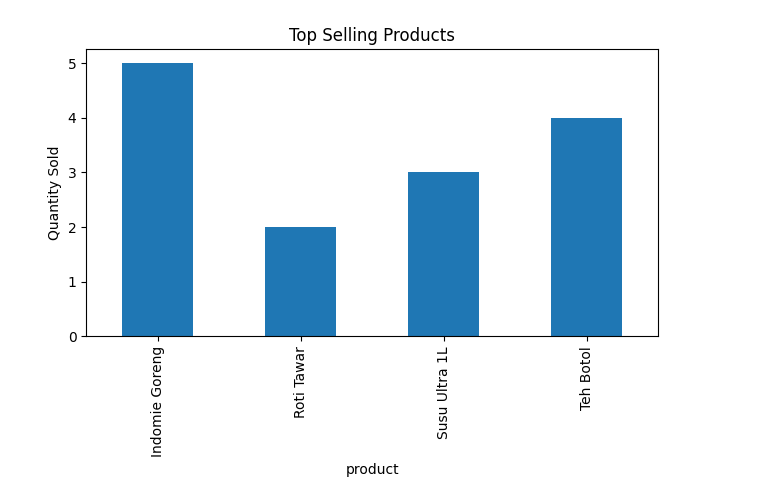
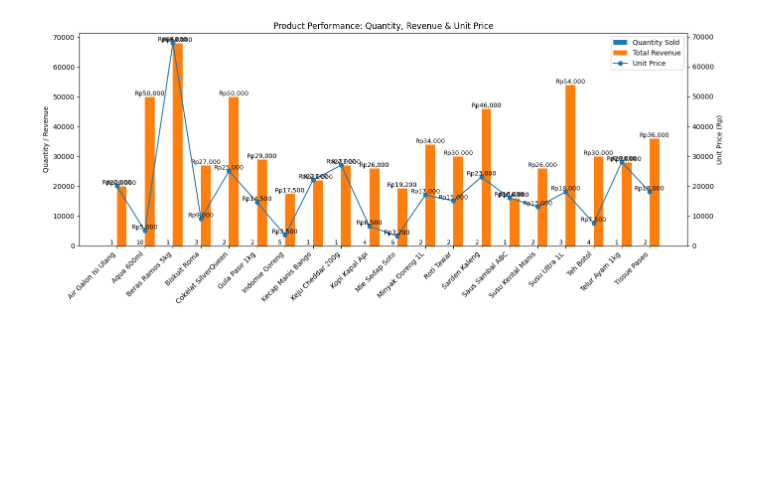
Before and after one commit to nicofirnanda/simple-retail-sales-dashboard, a Jupyter notebook: dashboard.ipynb, the cells around one changed output. Cells and saved outputs as stored; diff of their text form; code cells hidden in the pictures; blank space fills up the shorter version.

Commit message:
enhance dashboard with detailed dual-axis chart and update sales data

```diff
--- a/dashboard.ipynb
+++ b/dashboard.ipynb
@@ -1,15 +1,87 @@
 # %%
 import pandas as pd
 import matplotlib.pyplot as plt
+import numpy as np
 
+# Load data
 df = pd.read_csv("data/sales_data.csv")
+
+# Hitung total sales
 df["total_sales"] = df["quantity"] * df["price"]
 
-print("Total Revenue:", df["total_sales"].sum())
+# Summary per product
+summary = df.groupby("product", as_index=False).agg({
+    "quantity": "sum",
+    "total_sales": "sum",
+    "price": "mean"  # harga satuan rata-rata
+})
 
-df.groupby("product")["quantity"].sum().plot(kind="bar")
-plt.title("Top Selling Products")
-plt.ylabel("Quantity Sold")
+# Posisi bar
+x = np.arange(len(summary))
+width = 0.35
+
+# Figure & axis
+fig, ax1 = plt.subplots(figsize=(14, 6))
+
+# Bar charts
+bars_qty = ax1.bar(x - width/2, summary["quantity"], width, label="Quantity Sold")
+bars_rev = ax1.bar(x + width/2, summary["total_sales"], width, label="Total Revenue")
+
+ax1.set_ylabel("Quantity / Revenue")
+ax1.set_title("Product Performance: Quantity, Revenue & Unit Price")
+ax1.set_xticks(x)
+ax1.set_xticklabels(summary["product"], rotation=45, ha="right")
+
+# ===== ANNOTATION BAR (DETAIL ANGKA) =====
+for bar in bars_qty:
+    height = bar.get_height()
+    ax1.text(
+        bar.get_x() + bar.get_width()/2,
+        height,
+        f"{int(height)}",
+        ha="center",
+        va="bottom",
+        fontsize=9
+    )
+
+for bar in bars_rev:
+    height = bar.get_height()
+    ax1.text(
+        bar.get_x() + bar.get_width()/2,
+        height,
+        f"Rp{height:,.0f}",
+        ha="center",
+        va="bottom",
+        fontsize=9
+    )
+
+# Second axis for unit price
+ax2 = ax1.twinx()
+line_price, = ax2.plot(
+    x,
+    summary["price"],
+    marker="o",
+    linestyle="-",
+    label="Unit Price"
+)
+ax2.set_ylabel("Unit Price (Rp)")
+
+# ===== ANNOTATION LINE (HARGA SATUAN) =====
+for i, price in enumerate(summary["price"]):
+    ax2.text(
+        x[i],
+        price,
+        f"Rp{price:,.0f}",
+        ha="center",
+        va="bottom",
+        fontsize=9
+    )
+
+# Gabung legend
+lines1, labels1 = ax1.get_legend_handles_labels()
+lines2, labels2 = ax2.get_legend_handles_labels()
+ax1.legend(lines1 + lines2, labels1 + labels2, loc="upper right")
+
 plt.tight_layout()
 plt.show()
 # %% [output]
@@ -17 +88 @@ Total Revenue: 131500
-[figure, old version]
+[figure, new version]
```
Also changed, not shown: parts of 1 cell of this notebook.
